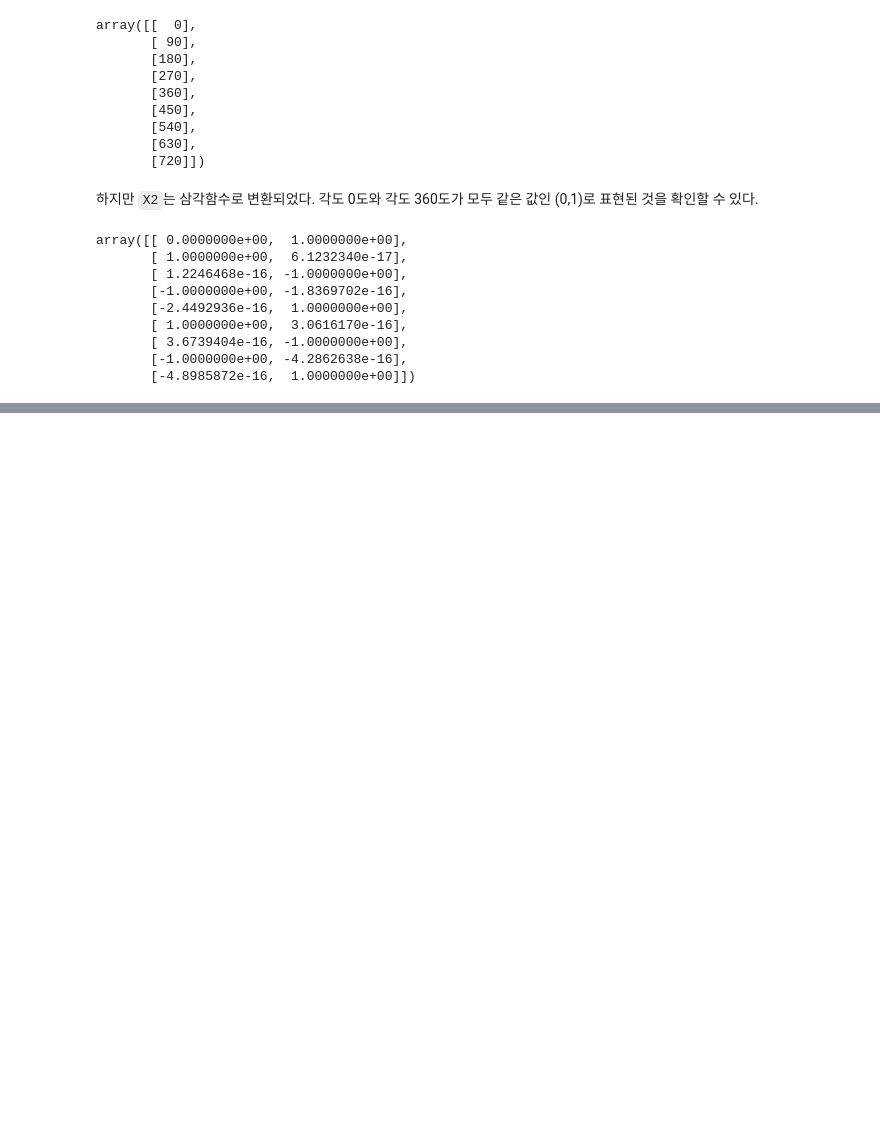
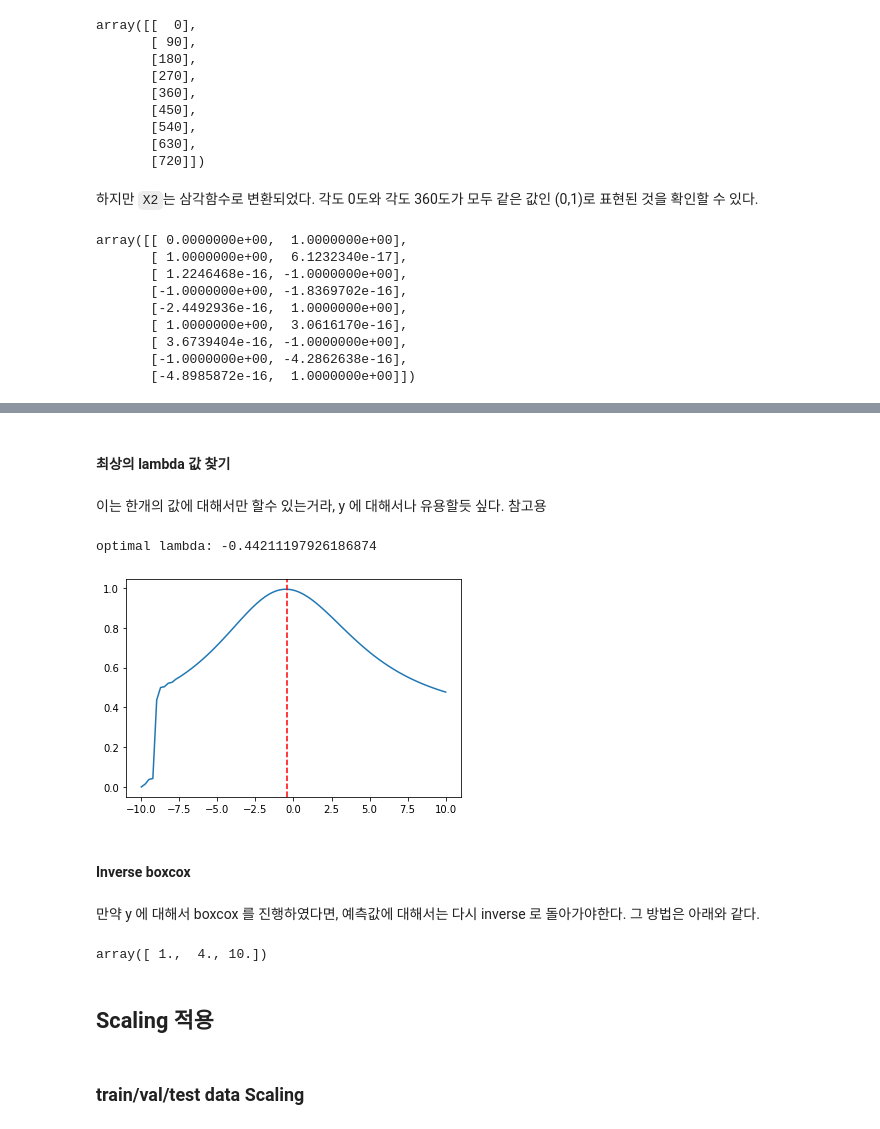
Before and after one commit to hana-dool/Data_Processing, a Jupyter notebook: [Scaling,Transfrom].ipynb, the cells around one changed output, grey strips where cells are left out. Saved outputs shown, nothing was run; the diff lists cells and outputs as text; code cells hidden in the pictures; blank space fills up the shorter version.

```diff
--- a/[Scaling,Transfrom].ipynb
+++ b/[Scaling,Transfrom].ipynb
@@ -398,0 +103,4 @@ array([[-3.],
+# %%
+# 이러한 for 문이 도움이 될 것이다.
+for col in ['parks', 'playgrounds', 'sports', 'roading']:
+    data[col] = data[col].astype('category')
@@ -540,0 +486,12 @@ array([[ 0.0000000e+00,  1.0000000e+00],
+# %%
+mpg = sns.load_dataset('mpg')
+mpg.columns=mpg.columns.str.capitalize()
+# %%
+from sklearn.impute import SimpleImputer
+imputer = SimpleImputer(strategy='mean')
+mpg[['Horsepower']] = imputer.fit_transform(mpg[['Horsepower']])
+df = mpg.copy()
+# %%
+df.info()
+for col in ['Origin','Name','Cylinders','Model_year']: # 위 4개의 변수는 category 로 고려해야한다!
+    df[col] = df[col].astype('category')
@@ -540,0 +587,4 @@ array([[ 0.0000000e+00,  1.0000000e+00],
+# %% [markdown]
+#### 최상의 lambda 값 찾기
+# %% [markdown]
+이는 한개의 값에 대해서만 할수 있는거라, y 에 대해서나 유용할듯 싶다. 참고용
@@ -540,0 +593,23 @@ array([[ 0.0000000e+00,  1.0000000e+00],
+# %%
+x, y = sp.stats.boxcox_normplot(df.Horsepower, -10, 10) # 이떄에 nan 값이 없어야한다!
+plt.plot(x, y);
+y2, l = sp.stats.boxcox(df.Horsepower)
+plt.axvline(x=l, color='r', ls="--");
+print("optimal lambda:", l)
+# %% [output]
+optimal lambda: -0.44211197926186874
+[figure, added]
+# %% [markdown]
+#### Inverse boxcox
+# %% [markdown]
+만약 y 에 대해서 boxcox 를 진행하였다면, 예측값에 대해서는 다시 inverse 로 돌아가야한다. 그 방법은 아래와 같다.
+# %%
+from scipy.special import boxcox, inv_boxcox
+y = boxcox([1, 4, 10], 2.5)
+inv_boxcox(y, 2.5)
+# %% [output]
+array([ 1.,  4., 10.])
+# %% [markdown]
+## Scaling 적용
+# %% [markdown]
+### train/val/test data Scaling
```
Also changed, not shown: parts of 153 cells of this notebook, 2 other files.
